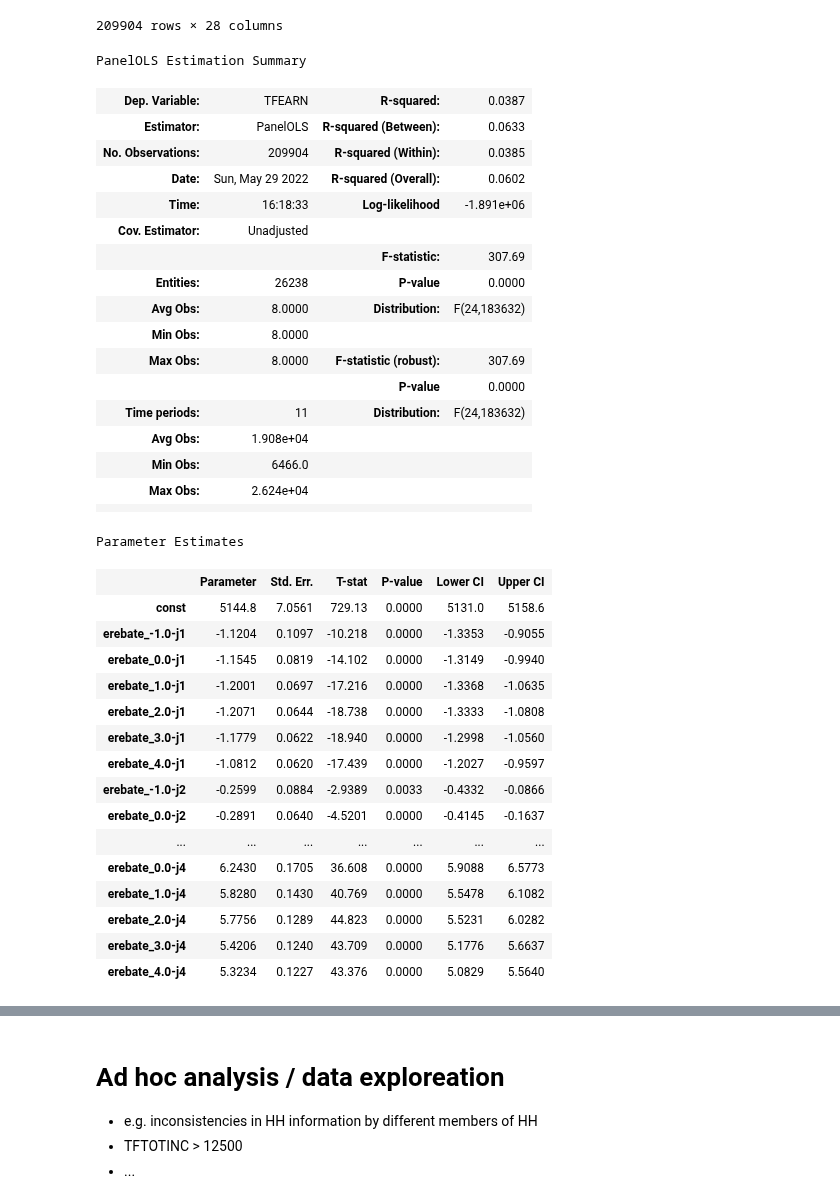
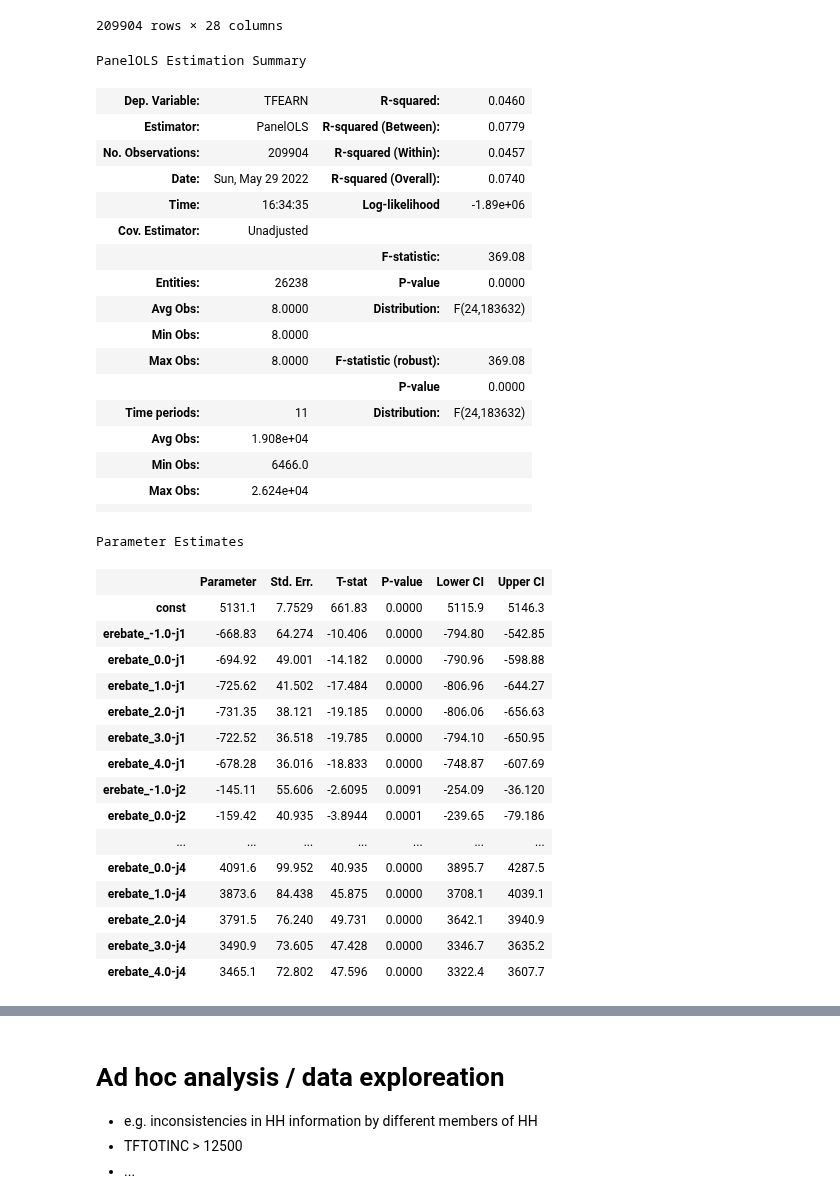
Before and after one commit to MaxDerWeber/MasterThesis, a Jupyter notebook: Data.ipynb, the cells around one changed output, grey strips where cells are left out. Drawn from its saved outputs; the diff is of its cells as text; code cells hidden in the pictures.

```diff
--- a/Data.ipynb
+++ b/Data.ipynb
@@ -245,7 +226,7 @@ def get_pivoted_feature(df, col_name):
     rslt_df = df.pivot(columns = 'lag_time', values = col_name)
     clm_lst = []
     for i in range(len(rslt_df.columns)):
-        clm_lst.append(col_name +  '_' + str(rslt_df.columns[i]))
+        clm_lst.append(col_name +  '_' + string(str(rslt_df.columns[i])[0:-2])) # vorher: str(rslt_df.columns[i])
     rslt_df.columns = clm_lst
     return rslt_df
 # %%
@@ -297,9 +278,9 @@ Index(['erebate_-6.0', 'erebate_-5.0', 'erebate_-4.0', 'erebate_-3.0',
        'erebate_10.0', 'erebate_11.0'],
       dtype='object')
 # %%
-houshold = df.groupby(['SSUID', 'month_total'])[['SSUID', 'TFEARN', 'ERBATAMT','TFTOTINC', 'month_total', 'erbamth','erebate_-6.0', 'erebate_-5.0', 'erebate_-4.0', 'erebate_-3.0', 'erebate_-2.0',
-                                                'erebate_-1.0', 'erebate_0.0', 'erebate_1.0','erebate_2.0', 'erebate_3.0', 'erebate_4.0', 'erebate_5.0', 'erebate_6.0',
-                                                'erebate_7.0', 'erebate_8.0', 'erebate_9.0', 'erebate_10.0', 'erebate_11.0']].agg({'month_total': 'first',
+houshold = df.groupby(['SSUID', 'month_total'])[['SSUID', 'TFEARN', 'ERBATAMT','TFTOTINC', 'month_total', 'erbamth','erebate_-6.0', 'erebate_-5.0', 'erebate_-4.0', 'erebate_-3.0'
+                                                ,'erebate_-2.0', 'erebate_-1.0', 'erebate_0.0', 'erebate_1.0','erebate_2.0', 'erebate_3.0', 'erebate_4.0', 'erebate_5.0',
+                                                'erebate_6.0', 'erebate_7.0', 'erebate_8.0', 'erebate_9.0', 'erebate_10.0', 'erebate_11.0']].agg({'month_total': 'first',
                                                                                                                                                 'TFEARN': 'first',
                                                                                                                                                 'erbamth': 'first',
                                                                                                                                                 'TFTOTINC': 'first',
@@ -311,17 +292,17 @@ houshold = df.groupby(['SSUID', 'month_total'])[['SSUID', 'TFEARN', 'ERBATAMT','
                                                                                                                                                 'erebate_-2.0': 'first',
                                                                                                                                                 'erebate_-1.0': 'first',
                                                                                                                                                 'erebate_0.0': 'first',
-                                                                                                                                                 'erebate_1.0': 'first',
-                                                                                                                                                 'erebate_2.0': 'first',
-                                                                                                                                                 'erebate_3.0': 'first',
-                                                                                                                                                 'erebate_4.0': 'first',
-                                                                                                                                                 'erebate_5.0': 'first',
-                                                                                                                                                 'erebate_6.0': 'first',
-                                                                                                                                                 'erebate_7.0': 'first',
-                                                                                                                                                 'erebate_8.0': 'first',
-                                                                                                                                                 'erebate_9.0': 'first',
-                                                                                                                                                 'erebate_10.0': 'first',
-                                                                                                                                                 'erebate_11.0': 'first'})
+                                                                                                                                                'erebate_1.0': 'first',
+                                                                                                                                                'erebate_2.0': 'first',
+                                                                                                                                                'erebate_3.0': 'first',
+                                                                                                                                                'erebate_4.0': 'first',
+                                                                                                                                                'erebate_5.0': 'first',
+                                                                                                                                                'erebate_6.0': 'first',
+                                                                                                                                                'erebate_7.0': 'first',
+                                                                                                                                                'erebate_8.0': 'first',
+                                                                                                                                                'erebate_9.0': 'first',
+                                                                                                                                                'erebate_10.0': 'first',
+                                                                                                                                                'erebate_11.0': 'first'})
 houshold[['ERBATAMT', 'TFEARN']].describe()
 # %% [output]
 |  | ERBATAMT | TFEARN |
@@ -597,49 +578,49 @@ df_w_group_interaction
 # %%
 # with interaction dummies for total income groups:
 exog_vars = df_w_group_interaction[['erebate_-1.0-j1', 'erebate_0.0-j1', 'erebate_1.0-j1', 'erebate_2.0-j1', 'erebate_3.0-j1', 'erebate_4.0-j1', 'erebate_-1.0-j2',
                                     'erebate_0.0-j2', 'erebate_1.0-j2', 'erebate_2.0-j2', 'erebate_3.0-j2','erebate_4.0-j2', 'erebate_-1.0-j3', 'erebate_0.0-j3',
                                     'erebate_1.0-j3','erebate_2.0-j3', 'erebate_3.0-j3', 'erebate_4.0-j3', 'erebate_-1.0-j4','erebate_0.0-j4', 'erebate_1.0-j4',
-                                    'erebate_2.0-j4', 'erebate_3.0-j4','erebate_4.0-j4']].multiply(df_w_group_interaction['ERBATAMT'], axis = 'index')
+                                    'erebate_2.0-j4', 'erebate_3.0-j4','erebate_4.0-j4']]#.multiply(df_w_group_interaction['ERBATAMT'], axis = 'index')
 #exog_vars['month_total'] = pd.Categorical(houshold['month_total'])
 
 exog = sm.add_constant(exog_vars)
 
 model = PanelOLS(houshold['TFEARN'], exog, entity_effects = True, time_effects = True, check_rank = True, drop_absorbed=True)
 
 model.fit()
 # %% [output]
 PanelOLS Estimation Summary
-| Dep. Variable: | TFEARN | R-squared: | 0.0387 |
-| Estimator: | PanelOLS | R-squared (Between): | 0.0633 |
-| No. Observations: | 209904 | R-squared (Within): | 0.0385 |
-| Date: | Sun, May 29 2022 | R-squared (Overall): | 0.0602 |
-| Time: | 16:18:33 | Log-likelihood | -1.891e+06 |
+| Dep. Variable: | TFEARN | R-squared: | 0.0460 |
+| Estimator: | PanelOLS | R-squared (Between): | 0.0779 |
+| No. Observations: | 209904 | R-squared (Within): | 0.0457 |
+| Date: | Sun, May 29 2022 | R-squared (Overall): | 0.0740 |
+| Time: | 16:34:35 | Log-likelihood | -1.89e+06 |
 | Cov. Estimator: | Unadjusted |  |  |
-|  |  | F-statistic: | 307.69 |
+|  |  | F-statistic: | 369.08 |
 | Entities: | 26238 | P-value | 0.0000 |
 | Avg Obs: | 8.0000 | Distribution: | F(24,183632) |
 | Min Obs: | 8.0000 |  |  |
-| Max Obs: | 8.0000 | F-statistic (robust): | 307.69 |
+| Max Obs: | 8.0000 | F-statistic (robust): | 369.08 |
 |  |  | P-value | 0.0000 |
 | Time periods: | 11 | Distribution: | F(24,183632) |
 | Avg Obs: | 1.908e+04 |  |  |
 | Min Obs: | 6466.0 |  |  |
 | Max Obs: | 2.624e+04 |  |  |
 |  |  |  |  |
 Parameter Estimates
 |  | Parameter | Std. Err. | T-stat | P-value | Lower CI | Upper CI |
-| const | 5144.8 | 7.0561 | 729.13 | 0.0000 | 5131.0 | 5158.6 |
-| erebate_-1.0-j1 | -1.1204 | 0.1097 | -10.218 | 0.0000 | -1.3353 | -0.9055 |
-| erebate_0.0-j1 | -1.1545 | 0.0819 | -14.102 | 0.0000 | -1.3149 | -0.9940 |
-| erebate_1.0-j1 | -1.2001 | 0.0697 | -17.216 | 0.0000 | -1.3368 | -1.0635 |
-| erebate_2.0-j1 | -1.2071 | 0.0644 | -18.738 | 0.0000 | -1.3333 | -1.0808 |
-| erebate_3.0-j1 | -1.1779 | 0.0622 | -18.940 | 0.0000 | -1.2998 | -1.0560 |
-| erebate_4.0-j1 | -1.0812 | 0.0620 | -17.439 | 0.0000 | -1.2027 | -0.9597 |
-| erebate_-1.0-j2 | -0.2599 | 0.0884 | -2.9389 | 0.0033 | -0.4332 | -0.0866 |
-| erebate_0.0-j2 | -0.2891 | 0.0640 | -4.5201 | 0.0000 | -0.4145 | -0.1637 |
+| const | 5131.1 | 7.7529 | 661.83 | 0.0000 | 5115.9 | 5146.3 |
+| erebate_-1.0-j1 | -668.83 | 64.274 | -10.406 | 0.0000 | -794.80 | -542.85 |
+| erebate_0.0-j1 | -694.92 | 49.001 | -14.182 | 0.0000 | -790.96 | -598.88 |
+| erebate_1.0-j1 | -725.62 | 41.502 | -17.484 | 0.0000 | -806.96 | -644.27 |
+| erebate_2.0-j1 | -731.35 | 38.121 | -19.185 | 0.0000 | -806.06 | -656.63 |
+| erebate_3.0-j1 | -722.52 | 36.518 | -19.785 | 0.0000 | -794.10 | -650.95 |
+| erebate_4.0-j1 | -678.28 | 36.016 | -18.833 | 0.0000 | -748.87 | -607.69 |
+| erebate_-1.0-j2 | -145.11 | 55.606 | -2.6095 | 0.0091 | -254.09 | -36.120 |
+| erebate_0.0-j2 | -159.42 | 40.935 | -3.8944 | 0.0001 | -239.65 | -79.186 |
 | ... | ... | ... | ... | ... | ... | ... |
-| erebate_0.0-j4 | 6.2430 | 0.1705 | 36.608 | 0.0000 | 5.9088 | 6.5773 |
-| erebate_1.0-j4 | 5.8280 | 0.1430 | 40.769 | 0.0000 | 5.5478 | 6.1082 |
-| erebate_2.0-j4 | 5.7756 | 0.1289 | 44.823 | 0.0000 | 5.5231 | 6.0282 |
-| erebate_3.0-j4 | 5.4206 | 0.1240 | 43.709 | 0.0000 | 5.1776 | 5.6637 |
-| erebate_4.0-j4 | 5.3234 | 0.1227 | 43.376 | 0.0000 | 5.0829 | 5.5640 |
+| erebate_0.0-j4 | 4091.6 | 99.952 | 40.935 | 0.0000 | 3895.7 | 4287.5 |
+| erebate_1.0-j4 | 3873.6 | 84.438 | 45.875 | 0.0000 | 3708.1 | 4039.1 |
+| erebate_2.0-j4 | 3791.5 | 76.240 | 49.731 | 0.0000 | 3642.1 | 3940.9 |
+| erebate_3.0-j4 | 3490.9 | 73.605 | 47.428 | 0.0000 | 3346.7 | 3635.2 |
+| erebate_4.0-j4 | 3465.1 | 72.802 | 47.596 | 0.0000 | 3322.4 | 3607.7 |
```
Also changed, not shown: parts of 3 cells of this notebook.
